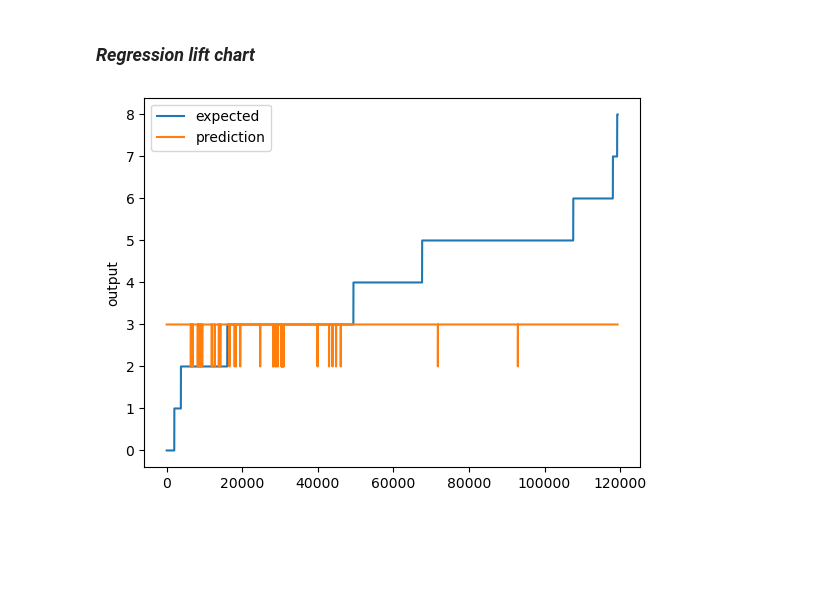
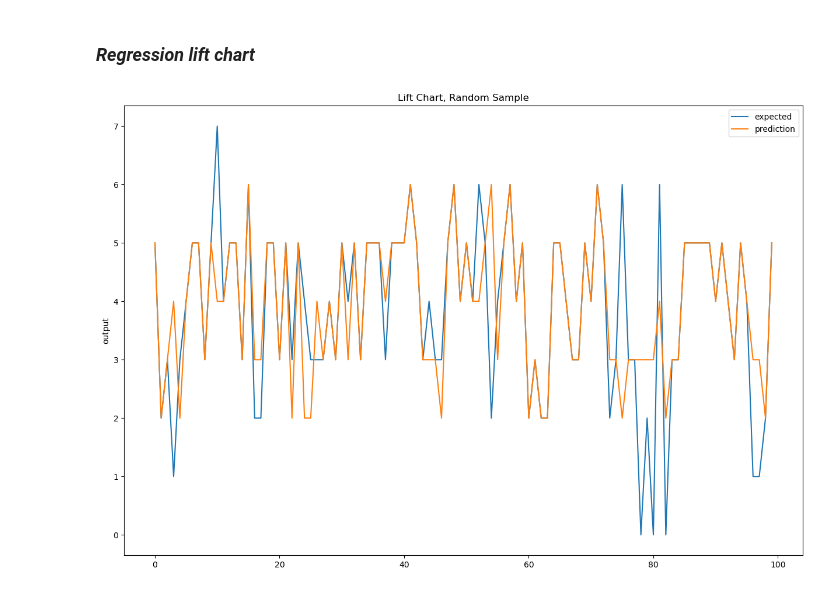
Before and after one commit to cdub-616/cyber_defense_attacks, a Jupyter notebook: additional_features.ipynb, the cells around one changed output. Drawn from its saved outputs; the diff is of its cells as text; code cells hidden in the pictures; blank space fills up the shorter version.

```diff
--- a/additional_features.ipynb
+++ b/additional_features.ipynb
@@ -91,10 +91,14 @@ def hms_string(sec_elapsed):
     return "{}:{:>02}:{:>05.2f}".format(h, m, s)
 
 # Regression chart.
-def chart_regression(pred,y,sort=True):
+def chart_regression(pred,y,sort=True, sample_size=100, figsize=(15,10), title='Lift Chart, Random Sample'):
     t = pd.DataFrame({'pred' : pred, 'y' : y.flatten()})
     if sort:
         t.sort_values(by=['y'],inplace=True)
+    if len(t) > sample_size:
+        t = t.sample(sample_size, random_state=42)
+    plt.figure(figsize=figsize)
+    plt.title(title)
     a = plt.plot(t['y'].tolist(),label='expected')
     b = plt.plot(t['pred'].tolist(),label='prediction')
     plt.ylabel('output')
@@ -700,6 +704,6 @@ Plotting confusion matrix
 # %% [markdown]
 ### *Regression lift chart*
 # %%
-chart_regression(prediction_labels, y_labels, sort=True)
+chart_regression(prediction_labels.flatten(), y_labels, sort=True)
 # %% [output]
-[figure, old version]
+[figure, new version]
```
Also changed, not shown: parts of 5 cells of this notebook, 4 other files.
